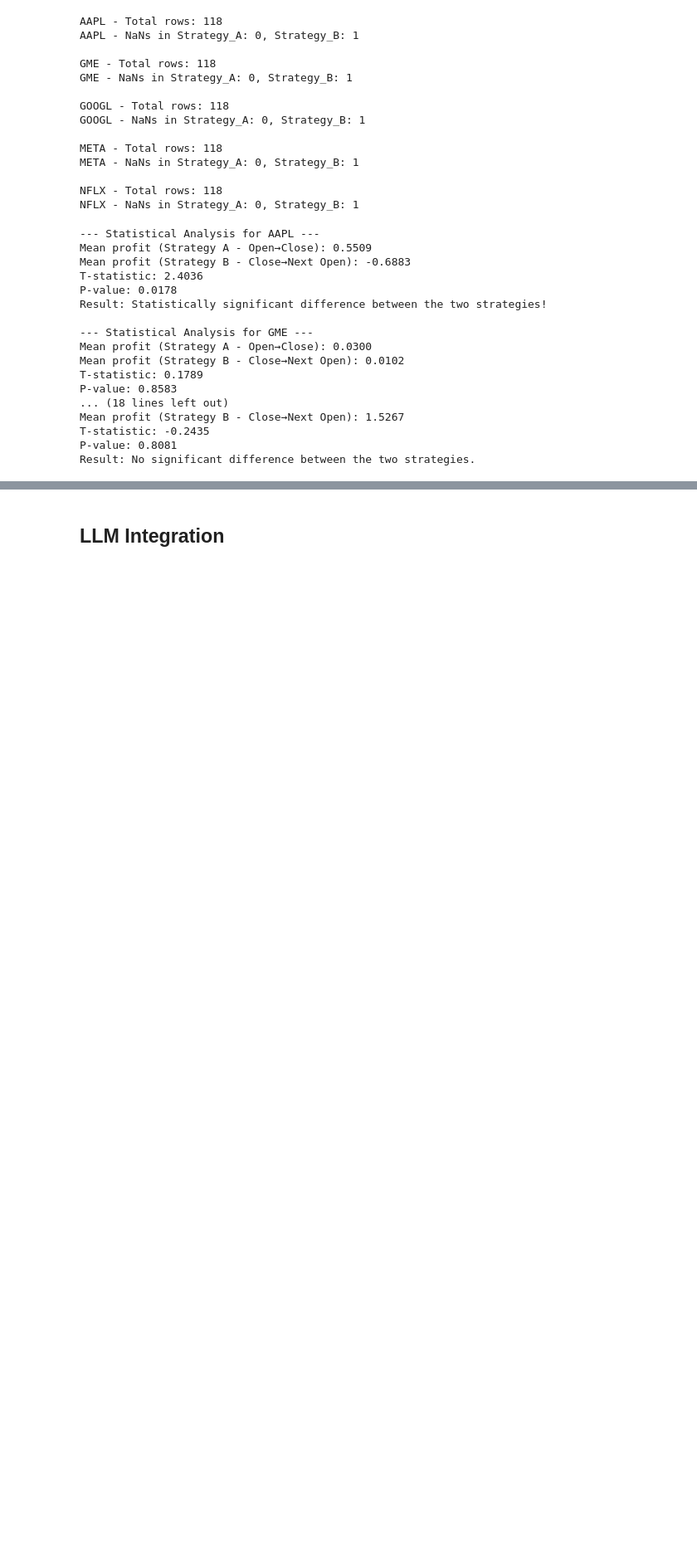
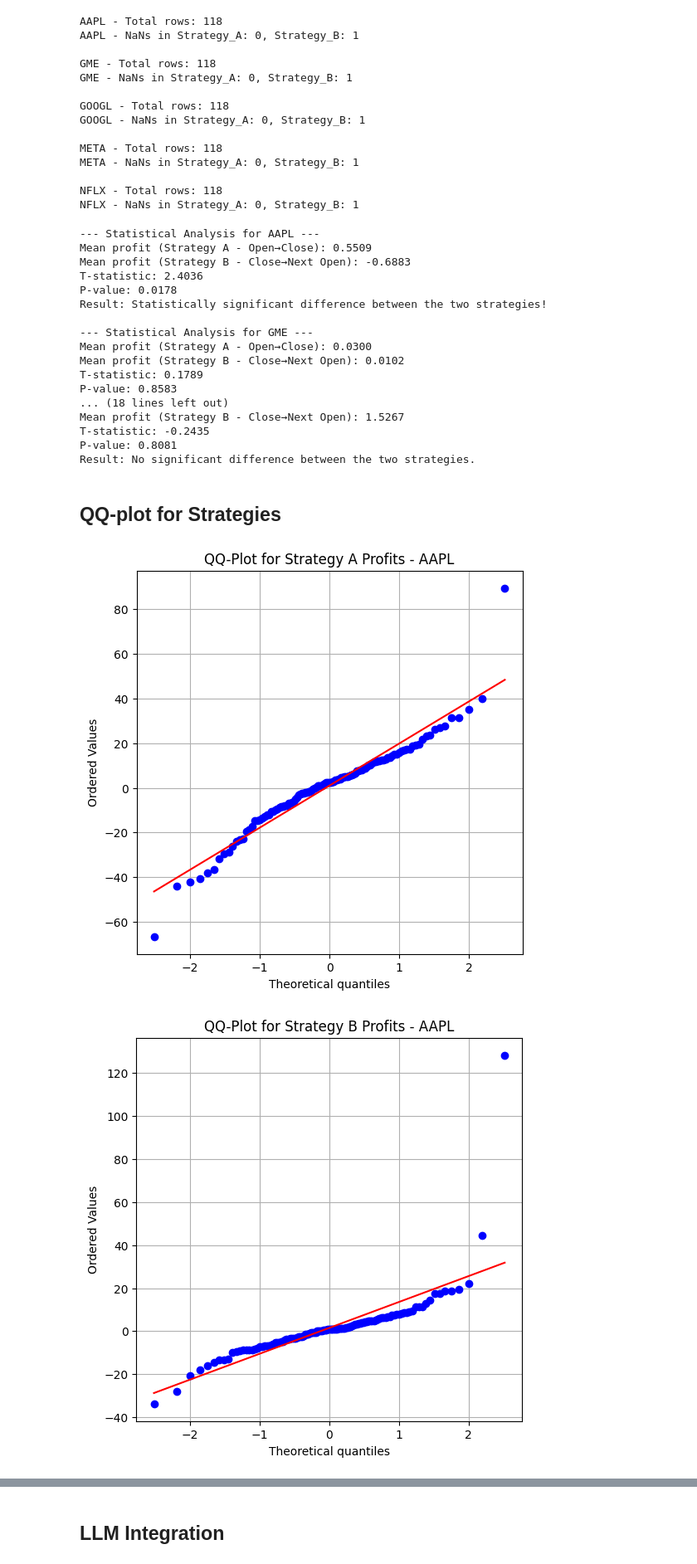
Before and after one commit to buehlana/Scientific-Programming_GroupProject, a Jupyter notebook: code.ipynb, the cells around one changed output, grey strips where cells are left out. Shown at 83% size. Cells and saved outputs as stored; diff of their text form; code cells hidden in the pictures; blank space fills up the shorter version.

```diff
--- a/code.ipynb
+++ b/code.ipynb
@@ -426,3 +515,24 @@ Mean profit (Strategy B - Close→Next Open): 1.5267
 T-statistic: -0.2435
 P-value: 0.8081
 Result: No significant difference between the two strategies.
+# %% [markdown]
+## QQ-plot for Strategies
+# %%
+for stock in stocks:
+    #to check if the data is normally distributed
+# Create a QQ-plot for Strategy A profits
+    plt.figure(figsize=(6, 6))
+    stats.probplot(profits_a, dist="norm", plot=plt)
+    plt.title(f'QQ-Plot for Strategy A Profits - {stock}')
+    plt.grid(True)
+    plt.show()
+
+    # Create a QQ-plot for Strategy B profits
+    plt.figure(figsize=(6, 6))
+    stats.probplot(profits_b, dist="norm", plot=plt)
+    plt.title(f'QQ-Plot for Strategy B Profits - {stock}')
+    plt.grid(True)
+    plt.show()
+# %% [output]
+[figure, added]
+[figure, added]
```
Also changed, not shown: parts of 14 cells of this notebook, 5 other files.
